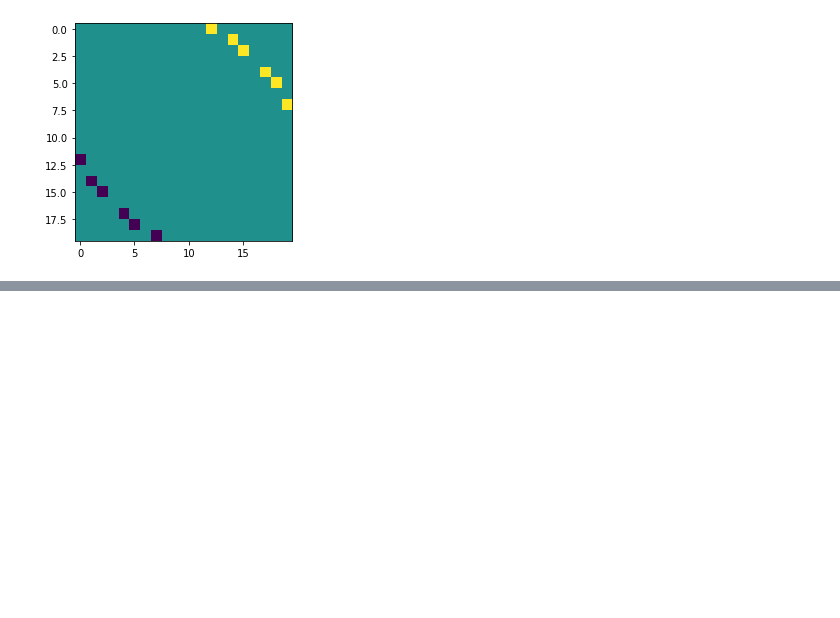
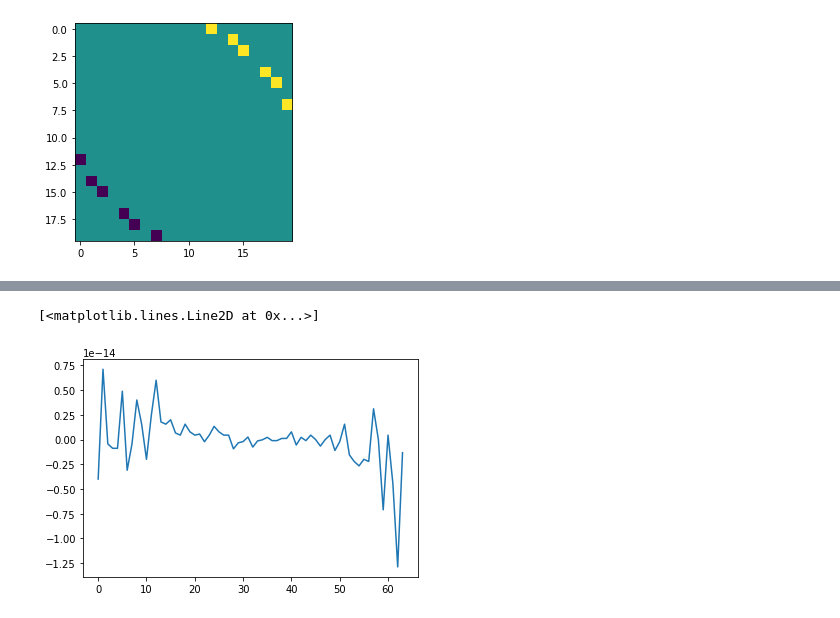
Before and after one commit to JanSuntajs/ham1d, a Jupyter notebook: jupyter_notebooks/ham1d_intro.ipynb, the cells around one changed output, grey strips where cells are left out. Cells and saved outputs as stored; diff of their text form; code cells hidden in the pictures; blank space fills up the shorter version.

```diff
--- a/jupyter_notebooks/ham1d_intro.ipynb
+++ b/jupyter_notebooks/ham1d_intro.ipynb
@@ -648,0 +680,15 @@ plt.imshow(np.imag(ham_test.mat.todense()))
+# %%
+#first, define the chain length. We choose a rather small system here:
+# length of the localized part
+L_loc = 2
+# bath length
+L_b = 4
+# define constants and model parameters:
+J= 1.
+# random fields in the localized region
+W= 1.
+
+Delta = 1.
+
+g0 = 1.0
+alpha_ = 0.6
@@ -648,0 +744,8 @@ plt.imshow(np.imag(ham_test.mat.todense()))
+# %%
+import os
+
+#os.environ['NUMBA_DISABLE_JIT'] = "1"
+# first, let us construct a hamiltonian for all the
+# spin projection blocks. We do this by selecting Nu=None.
+ham_spk = spk.hamiltonian(L_b + L_loc, static_list, [], Nu=None)
+ham_sp1 = sp1.hamiltonian(L_b + L_loc, static_list, [], Nu=None)
@@ -648,0 +772,8 @@ plt.imshow(np.imag(ham_test.mat.todense()))
+# %%
+eigvals_spk = ham_spk.eigvals()
+eigvals_sp1 = ham_sp1.eigvals()
+
+plt.plot(eigvals_spk - eigvals_sp1)
+# %% [output]
+[<matplotlib.lines.Line2D at 0x...>]
+[figure, added]
```
Also changed, not shown: parts of 29 cells of this notebook, 13 other files.
